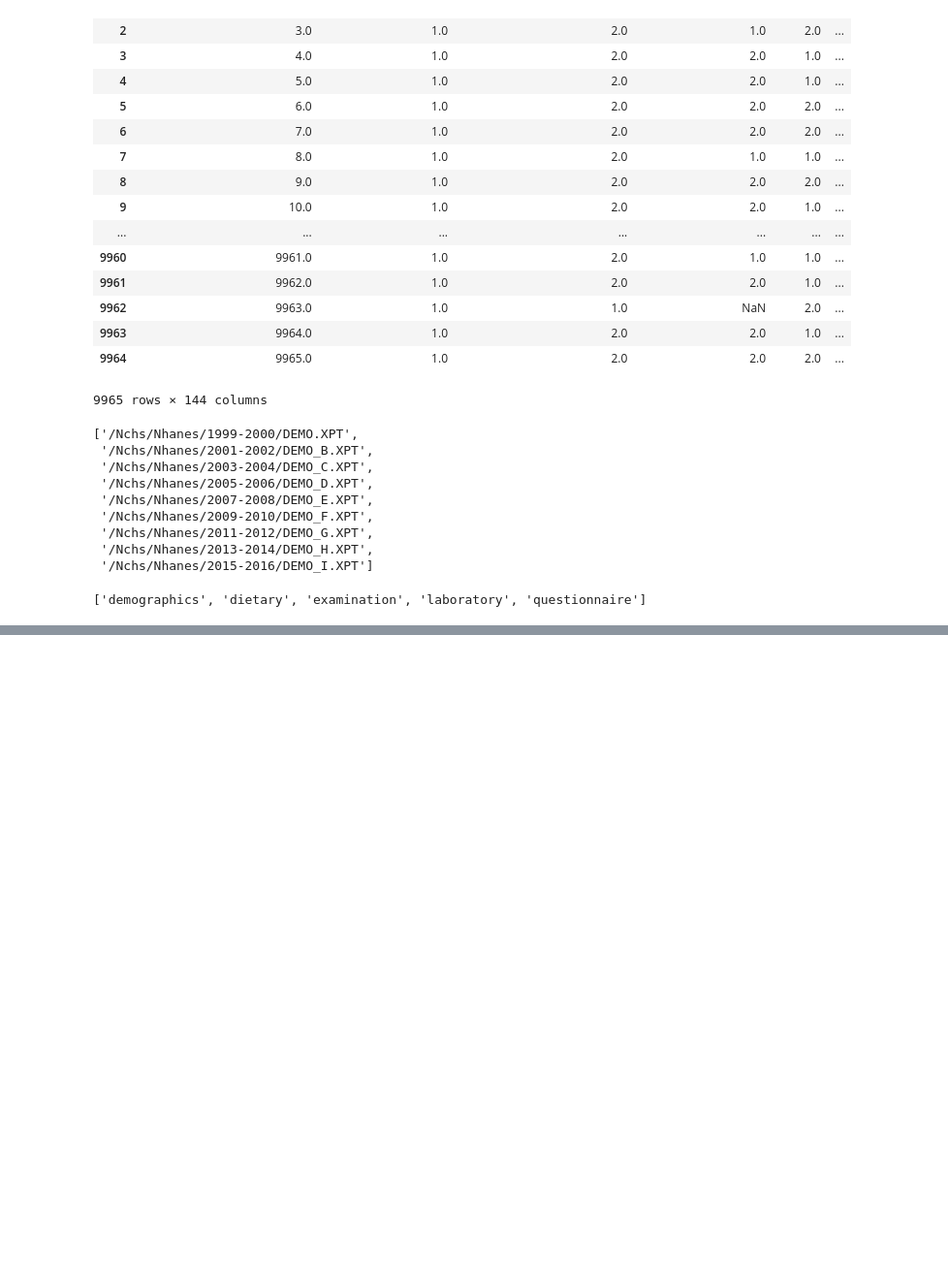
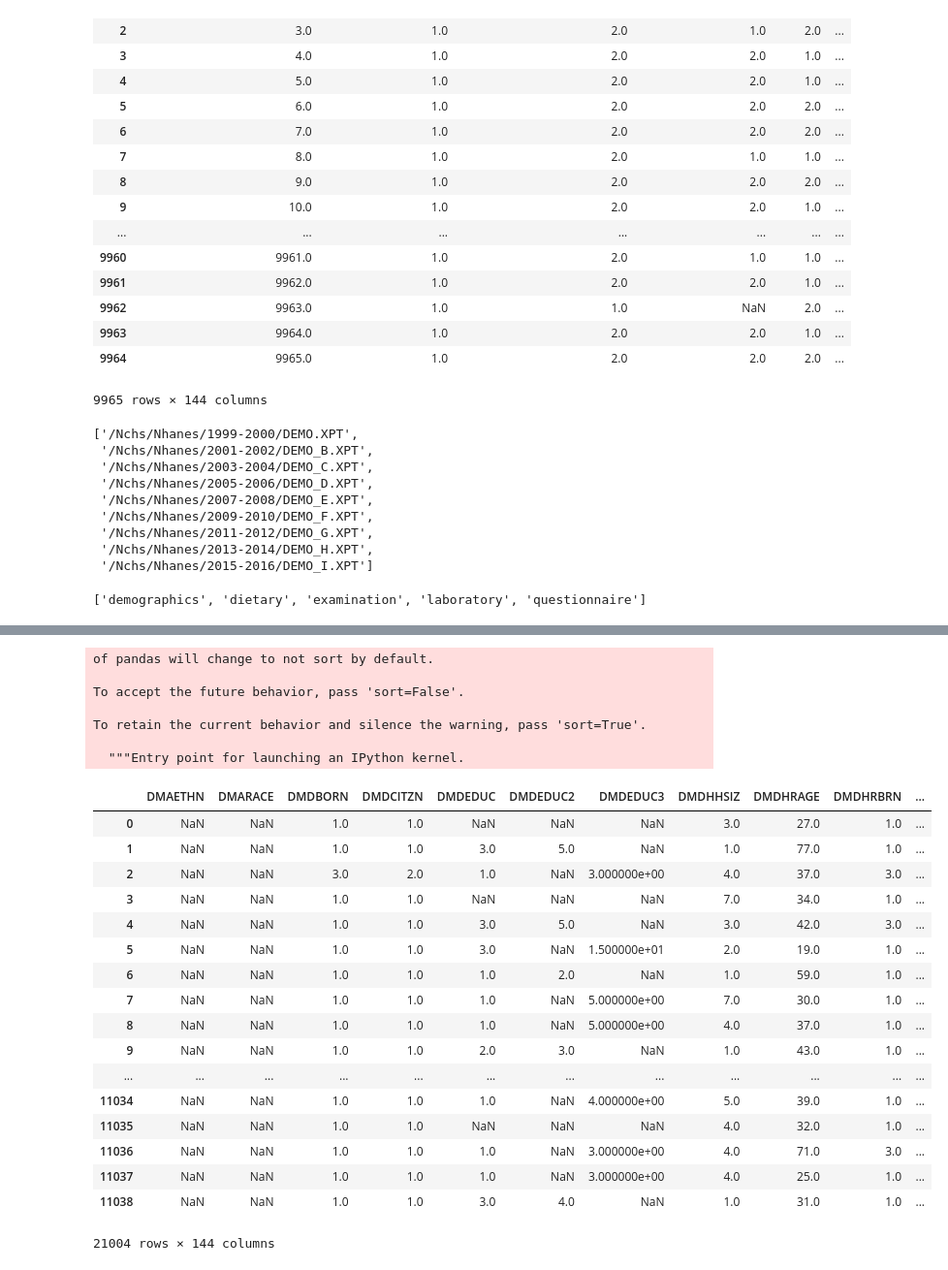
Before and after one commit to nahata5/nhanes-download, a Jupyter notebook: NHANES Downloader.ipynb, the cells around one changed output, grey strips where cells are left out. Shown: that part at 97% size. Cells and saved outputs as stored; diff of their text form; code cells hidden in the pictures; blank space fills up the shorter version.

```diff
--- a/NHANES Downloader.ipynb
+++ b/NHANES Downloader.ipynb
@@ -187,0 +274,32 @@ def download_data(data_type, link_list, base_url):
+# %%
+demo_df = pd.read_sas('demographics/DEMO.xpt')
+demo_df2 = pd.read_sas('demographics/DEMO_B.xpt')
+demo_df3 = pd.read_sas('demographics/DEMO_C.xpt')
+# %%
+pd.concat([demo_df, demo_df2])
+# %% [output]
+of pandas will change to not sort by default.
+
+To accept the future behavior, pass 'sort=False'.
+
+To retain the current behavior and silence the warning, pass 'sort=True'.
+
+  """Entry point for launching an IPython kernel.
+|  | DMAETHN | DMARACE | DMDBORN | DMDCITZN | DMDEDUC | DMDEDUC2 | DMDEDUC3 | DMDHHSIZ | DMDHRAGE | DMDHRBRN | ... |
+| 0 | NaN | NaN | 1.0 | 1.0 | NaN | NaN | NaN | 3.0 | 27.0 | 1.0 | ... |
+| 1 | NaN | NaN | 1.0 | 1.0 | 3.0 | 5.0 | NaN | 1.0 | 77.0 | 1.0 | ... |
+| 2 | NaN | NaN | 3.0 | 2.0 | 1.0 | NaN | 3.000000e+00 | 4.0 | 37.0 | 3.0 | ... |
+| 3 | NaN | NaN | 1.0 | 1.0 | NaN | NaN | NaN | 7.0 | 34.0 | 1.0 | ... |
+| 4 | NaN | NaN | 1.0 | 1.0 | 3.0 | 5.0 | NaN | 3.0 | 42.0 | 3.0 | ... |
+| 5 | NaN | NaN | 1.0 | 1.0 | 3.0 | NaN | 1.500000e+01 | 2.0 | 19.0 | 1.0 | ... |
+| 6 | NaN | NaN | 1.0 | 1.0 | 1.0 | 2.0 | NaN | 1.0 | 59.0 | 1.0 | ... |
+| 7 | NaN | NaN | 1.0 | 1.0 | 1.0 | NaN | 5.000000e+00 | 7.0 | 30.0 | 1.0 | ... |
+| 8 | NaN | NaN | 1.0 | 1.0 | 1.0 | NaN | 5.000000e+00 | 4.0 | 37.0 | 1.0 | ... |
+| 9 | NaN | NaN | 1.0 | 1.0 | 2.0 | 3.0 | NaN | 1.0 | 43.0 | 1.0 | ... |
+| ... | ... | ... | ... | ... | ... | ... | ... | ... | ... | ... | ... |
+| 11034 | NaN | NaN | 1.0 | 1.0 | 1.0 | NaN | 4.000000e+00 | 5.0 | 39.0 | 1.0 | ... |
+| 11035 | NaN | NaN | 1.0 | 1.0 | NaN | NaN | NaN | 4.0 | 32.0 | 1.0 | ... |
+| 11036 | NaN | NaN | 1.0 | 1.0 | 1.0 | NaN | 3.000000e+00 | 4.0 | 71.0 | 3.0 | ... |
+| 11037 | NaN | NaN | 1.0 | 1.0 | 1.0 | NaN | 3.000000e+00 | 4.0 | 25.0 | 1.0 | ... |
+| 11038 | NaN | NaN | 1.0 | 1.0 | 3.0 | 4.0 | NaN | 1.0 | 31.0 | 1.0 | ... |
+21004 rows × 144 columns
```
Also changed, not shown: parts of 35 cells of this notebook, 3 other files.
